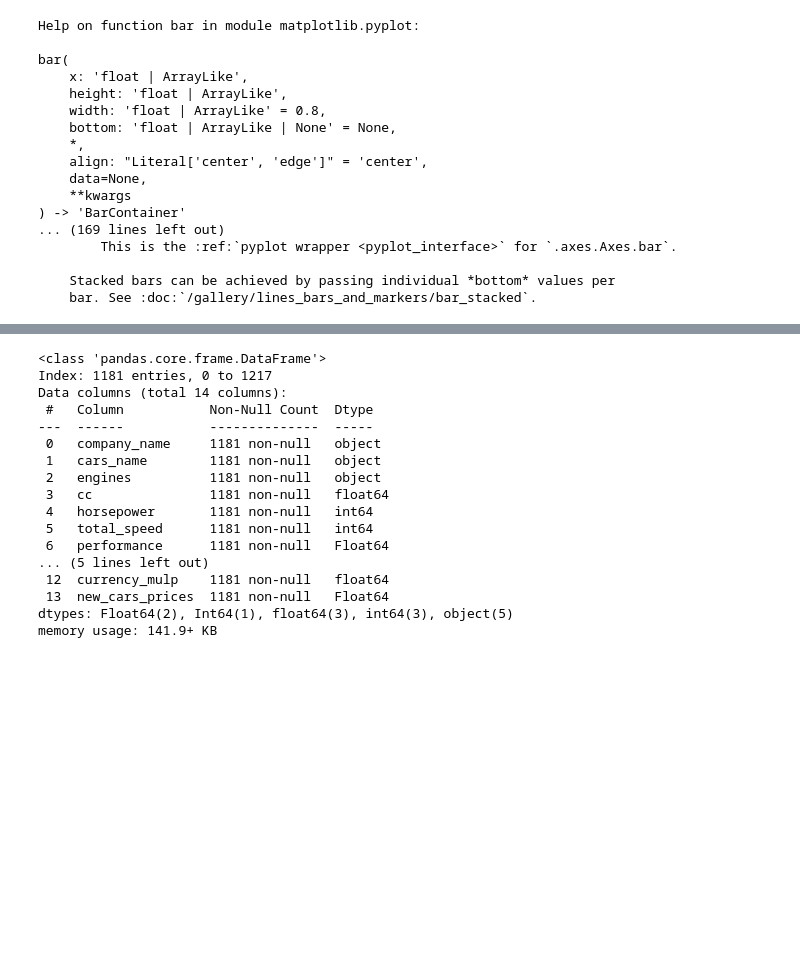
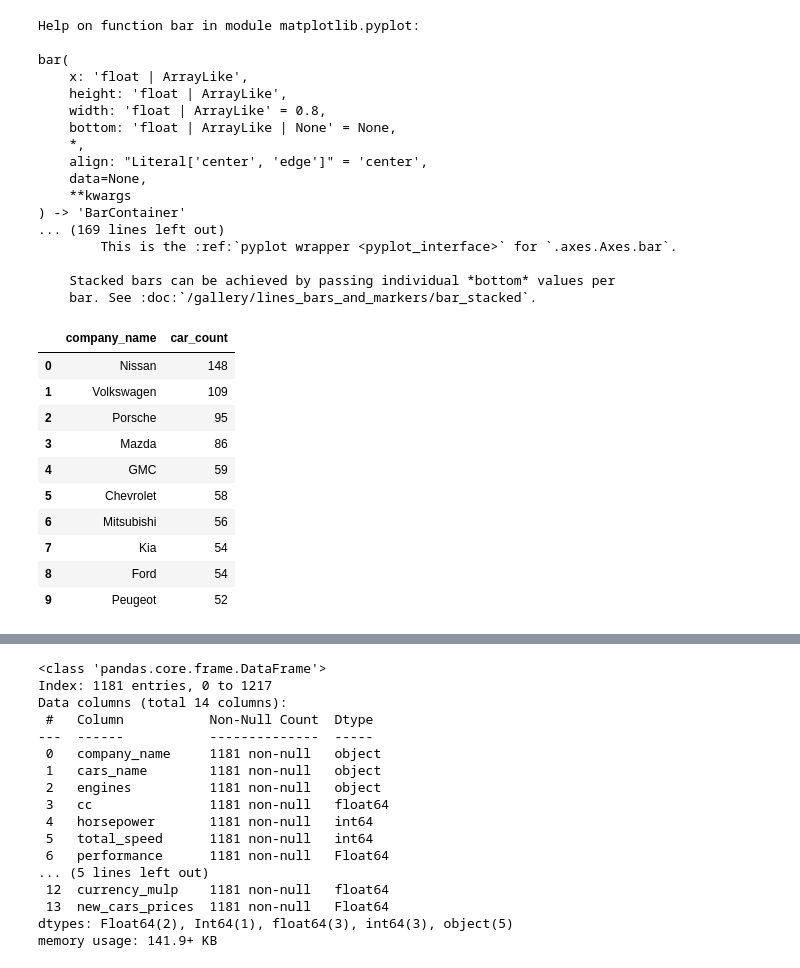
Before and after one commit to Godzillar-mata/my_practice_files, a Jupyter notebook: Exercise_Preview_dataframe_Car_datasets_2025.ipynb, the cells around one changed output, grey strips where cells are left out. Saved outputs shown, nothing was run; the diff lists cells and outputs as text; code cells hidden in the pictures; blank space fills up the shorter version.

```diff
--- a/Exercise_Preview_dataframe_Car_datasets_2025.ipynb
+++ b/Exercise_Preview_dataframe_Car_datasets_2025.ipynb
@@ -662,3 +662,18 @@ bar(
 
     Stacked bars can be achieved by passing individual *bottom* values per
     bar. See :doc:`/gallery/lines_bars_and_markers/bar_stacked`.
+# %%
+plt_bar_data = df_cleaned2.groupby("company_name")["cars_name"].count().sort_values(ascending=False).reset_index(name= "car_count").head(10)
+plt_bar_data
+# %% [output]
+|  | company_name | car_count |
+| 0 | Nissan | 148 |
+| 1 | Volkswagen | 109 |
+| 2 | Porsche | 95 |
+| 3 | Mazda | 86 |
+| 4 | GMC | 59 |
+| 5 | Chevrolet | 58 |
+| 6 | Mitsubishi | 56 |
+| 7 | Kia | 54 |
+| 8 | Ford | 54 |
+| 9 | Peugeot | 52 |
```
Also changed, not shown: parts of 4 cells of this notebook.
